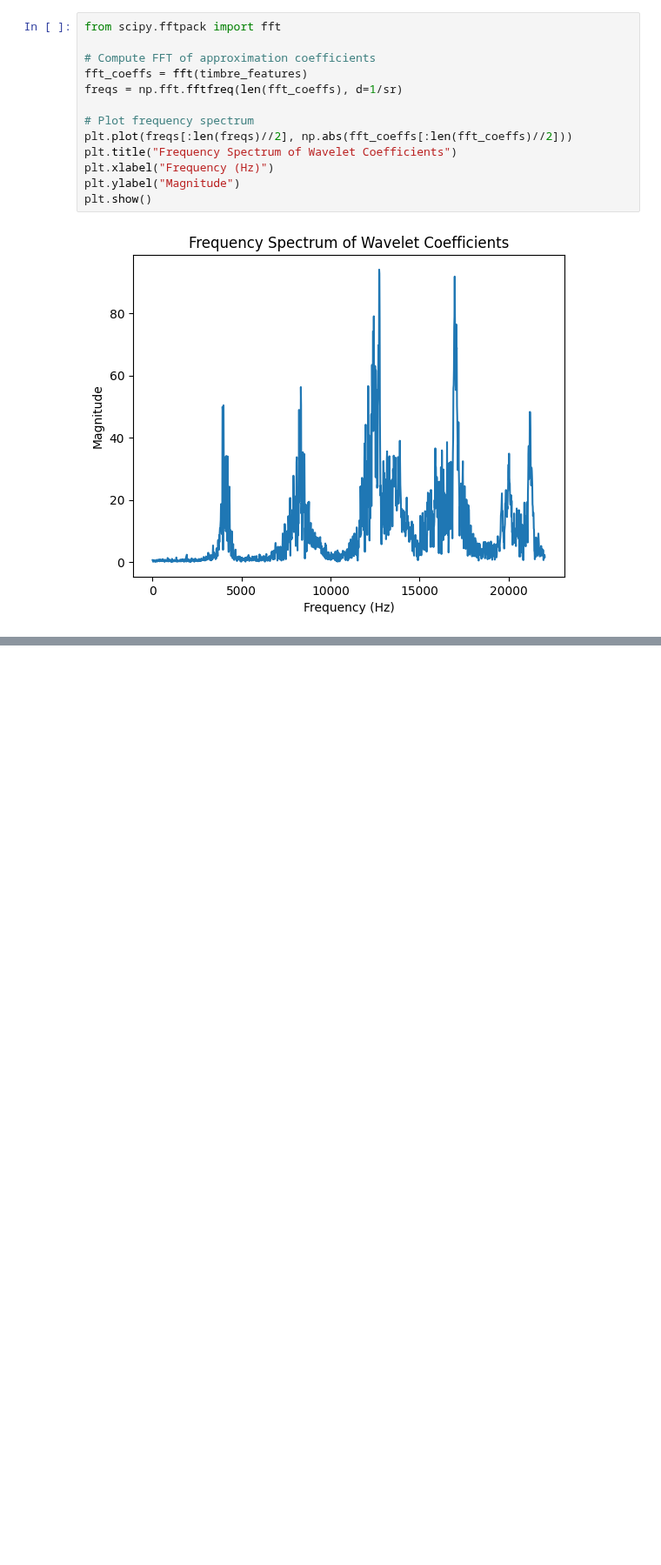
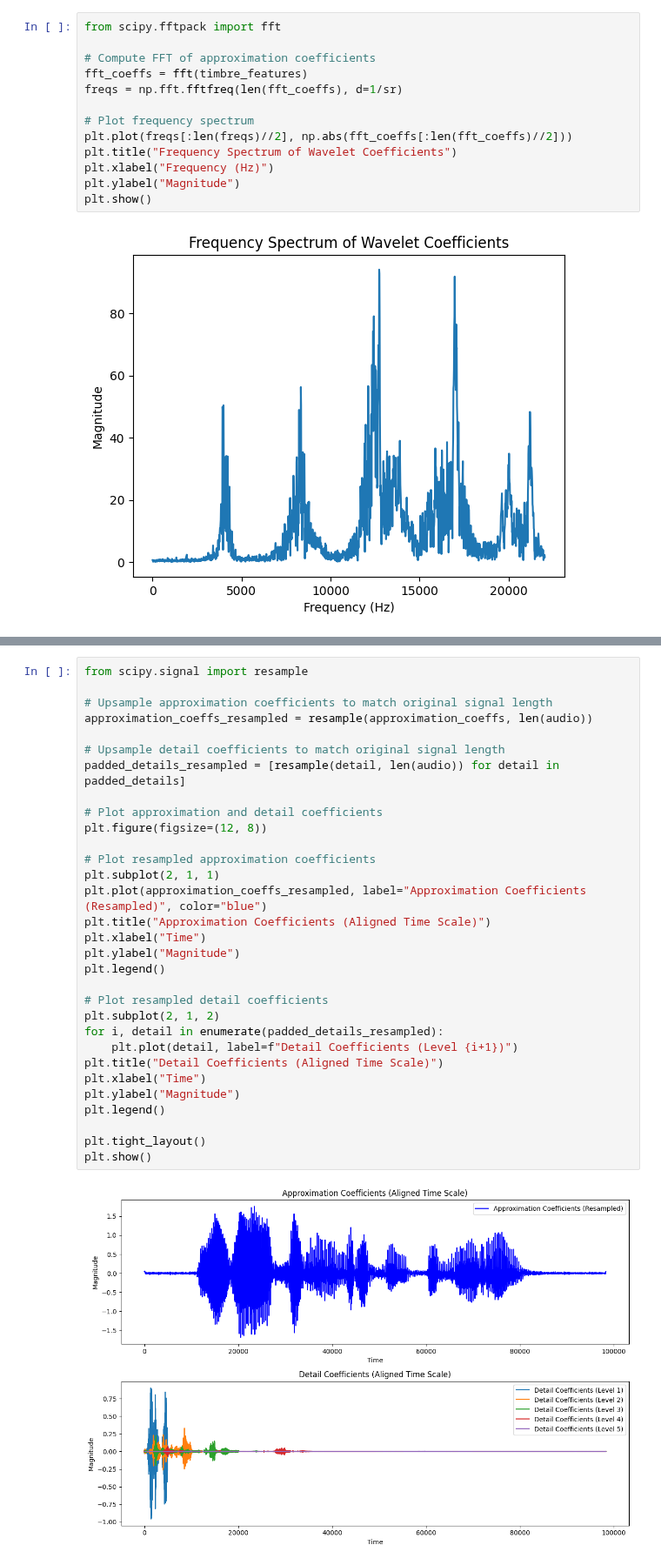
Before and after one commit to yyf/SimpleAudioDSP, a Jupyter notebook: Wavelet.ipynb, the cells around one changed output, grey strips where cells are left out. Shown at 87% size. Drawn from its saved outputs; the diff is of its cells as text; blank space fills up the shorter version.

```diff
--- a/Wavelet.ipynb
+++ b/Wavelet.ipynb
@@ -135,0 +183,33 @@ plt.show()
+# %%
+from scipy.signal import resample
+
+# Upsample approximation coefficients to match original signal length
+approximation_coeffs_resampled = resample(approximation_coeffs, len(audio))
+
+# Upsample detail coefficients to match original signal length
+padded_details_resampled = [resample(detail, len(audio)) for detail in padded_details]
+
+# Plot approximation and detail coefficients
+plt.figure(figsize=(12, 8))
+
+# Plot resampled approximation coefficients
+plt.subplot(2, 1, 1)
+plt.plot(approximation_coeffs_resampled, label="Approximation Coefficients (Resampled)", color="blue")
+plt.title("Approximation Coefficients (Aligned Time Scale)")
+plt.xlabel("Time")
+plt.ylabel("Magnitude")
+plt.legend()
+
+# Plot resampled detail coefficients
+plt.subplot(2, 1, 2)
+for i, detail in enumerate(padded_details_resampled):
+    plt.plot(detail, label=f"Detail Coefficients (Level {i+1})")
+plt.title("Detail Coefficients (Aligned Time Scale)")
+plt.xlabel("Time")
+plt.ylabel("Magnitude")
+plt.legend()
+
+plt.tight_layout()
+plt.show()
+# %% [output]
+[figure, added]
```
Also changed, not shown: parts of 2 cells of this notebook.
